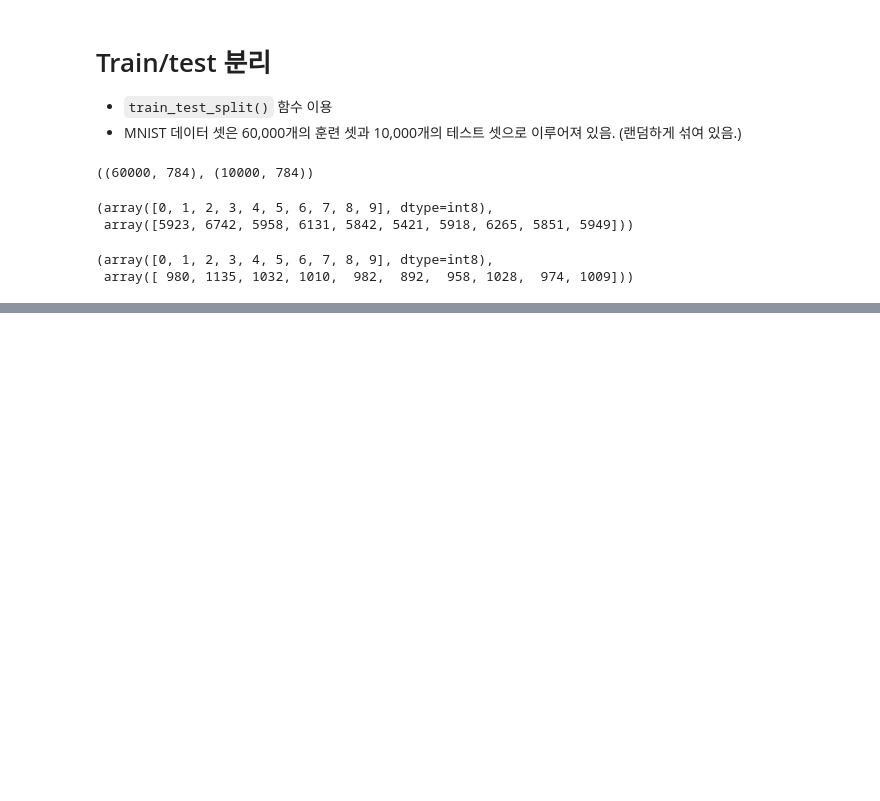
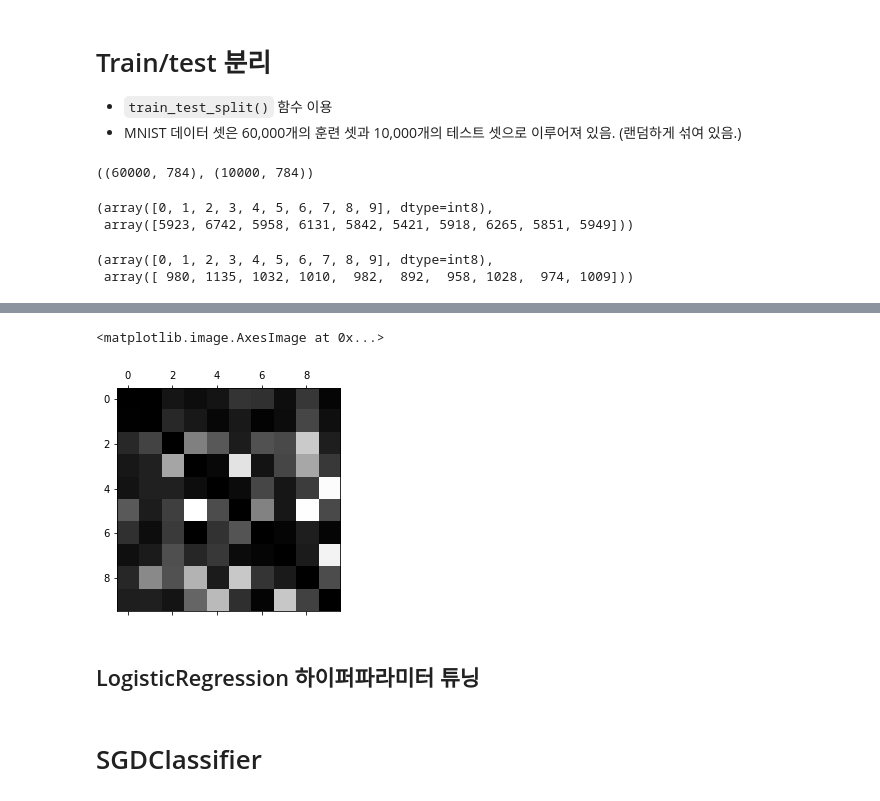
Before and after one commit to sangjin94/itwill-python, a Jupyter notebook: ml12_image_classification.ipynb, the cells around one changed output, grey strips where cells are left out. Saved outputs shown, nothing was run; the diff lists cells and outputs as text; code cells hidden in the pictures; blank space fills up the shorter version.

```diff
--- a/ml12_image_classification.ipynb
+++ b/ml12_image_classification.ipynb
@@ -239,0 +364,3 @@ np.unique(y_test, return_counts=True)
+# %%
+# confusion matrix의 숫자들을 비율로 표현
+conf_mat_normed=conf_mat/np.sum(conf_mat,axis=1,keepdims=True)
@@ -239,0 +393,10 @@ np.unique(y_test, return_counts=True)
+# %%
+plt.matshow(conf_mat_normed,cmap=plt.cm.gray)
+plt.show()
+#> 상대적으로 틀린 비율이 높은 샘플:
+#> 5(실제) -> 3(예측), 5- > 8 ,  4 -> 9 , ...
+# %% [output]
+<matplotlib.image.AxesImage at 0x...>
+[figure, added]
+# %% [markdown]
+## LogisticRegression 하이퍼파라미터 튜닝
@@ -239,0 +417,2 @@ np.unique(y_test, return_counts=True)
+# %% [markdown]
+# SGDClassifier
```
Also changed, not shown: parts of 35 cells of this notebook.
